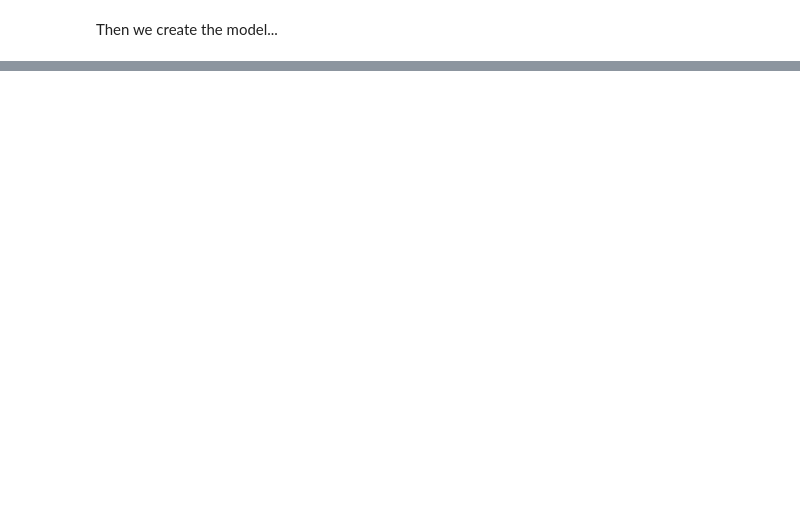
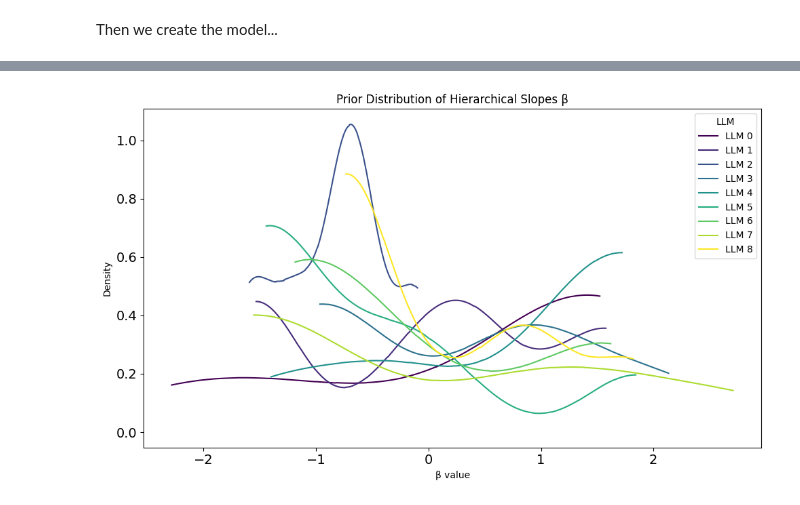
Before and after one commit to Noerklit/ProbProExam-2026, a Jupyter notebook: main-question.ipynb, the cells around one changed output, grey strips where cells are left out. Saved outputs shown, nothing was run; the diff lists cells and outputs as text; code cells hidden in the pictures; blank space fills up the shorter version.

```diff
--- a/main-question.ipynb
+++ b/main-question.ipynb
@@ -606,0 +661,20 @@ pm.model_to_graphviz(m_lines_of_code)
+# %%
+with pm.Model() as m_lines_of_code_reworked:
+    # Use coords for better organization
+    # α Prior: log(30) is ~3.4. This says "average code is around 30 lines"
+    α = pm.Normal('α', mu=70, sigma=20, shape=np.unique(llm_idx).size)
+
+    # β is the slope (change in lines per unit of complexity)
+    β = pm.Normal('β', mu=0, sigma=1, shape=np.unique(llm_idx).size)
+
+    # Noise/Error
+    σ = pm.Exponential('σ', 0.5)
+
+    # THE LINEAR MODEL
+    # α[llm_idx] pulls the correct intercept for every row in the data
+    μ = pm.Deterministic('μ', α[llm_idx] + β[llm_idx] * (cc_values - cc_bar))
+
+    # Likelihood NOW WITH LOG on the values?
+    LoC = pm.Normal('LoC', mu=μ, sigma=σ, observed=df.num_lines.values)
+
+prior_check_3 = pm.sample_prior_predictive(model = m_lines_of_code_reworked, samples=1000, random_seed=42)
@@ -606,0 +690,4 @@ pm.model_to_graphviz(m_lines_of_code)
+# %%
+LoC_prior = prior_check_3.prior_predictive['LoC'].values
+α_prior = prior_check_3.prior['α'].values  # shape: (num_draws, num_LLMs)
+β_prior = prior_check_3.prior['β'].values  # shape: (num_draws, num_LLMs)
@@ -606,0 +703,13 @@ pm.model_to_graphviz(m_lines_of_code)
+# %%
+plt.figure(figsize=(10,6))
+colors = plt.cm.viridis(np.linspace(0,1,np.unique(llm_idx).size))
+
+for i in range(np.unique(llm_idx).size):
+    az.plot_dist(β_prior[:, i], color=colors[i], label=f'LLM {i}')
+plt.title("Prior Distribution of Hierarchical Slopes β")
+plt.xlabel("β value")
+plt.ylabel("Density")
+plt.legend(title="LLM")
+plt.show()
+# %% [output]
+[figure, added]
```
Also changed, not shown: parts of 25 cells of this notebook, 1 other file.
